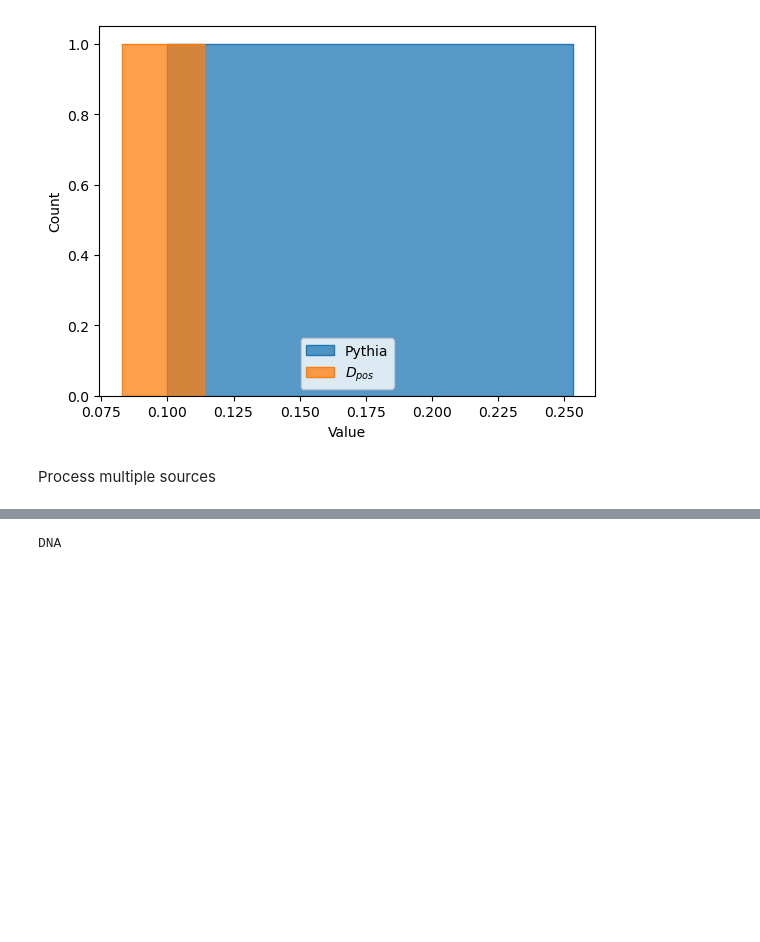
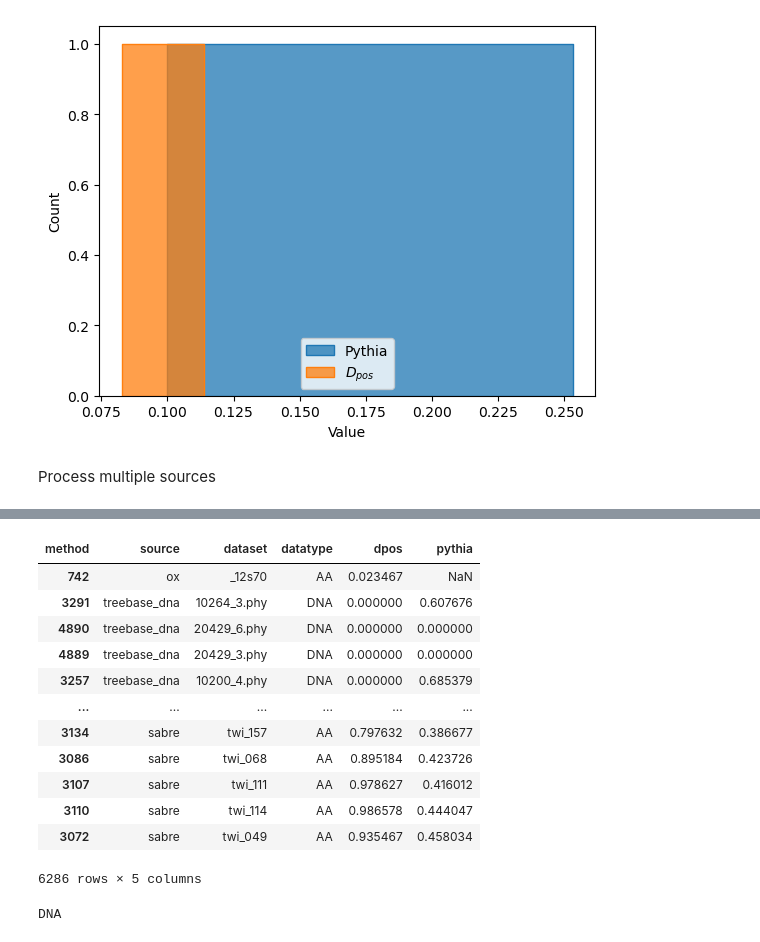
Before and after one commit to MaBody/ensemblify, a Jupyter notebook: notebooks/scoring.ipynb, the cells around one changed output, grey strips where cells are left out. Cells and saved outputs as stored; diff of their text form; code cells hidden in the pictures; blank space fills up the shorter version.

```diff
--- a/notebooks/scoring.ipynb
+++ b/notebooks/scoring.ipynb
@@ -77 +144,19 @@ plot_df
+# %%
+sort_col = 1 / (1 / plot_df["dpos"] + 1 / plot_df["pythia"].fillna(0))
+sort_idxs = sort_col.argsort()
+plot_df.iloc[sort_idxs]
+# %% [output]
+| method | source | dataset | datatype | dpos | pythia |
+| 742 | ox | _12s70 | AA | 0.023467 | NaN |
+| 3291 | treebase_dna | 10264_3.phy | DNA | 0.000000 | 0.607676 |
+| 4890 | treebase_dna | 20429_6.phy | DNA | 0.000000 | 0.000000 |
+| 4889 | treebase_dna | 20429_3.phy | DNA | 0.000000 | 0.000000 |
+| 3257 | treebase_dna | 10200_4.phy | DNA | 0.000000 | 0.685379 |
+| ... | ... | ... | ... | ... | ... |
+| 3134 | sabre | twi_157 | AA | 0.797632 | 0.386677 |
+| 3086 | sabre | twi_068 | AA | 0.895184 | 0.423726 |
+| 3107 | sabre | twi_111 | AA | 0.978627 | 0.416012 |
+| 3110 | sabre | twi_114 | AA | 0.986578 | 0.444047 |
+| 3072 | sabre | twi_049 | AA | 0.935467 | 0.458034 |
+6286 rows × 5 columns
 # %%
```
Also changed, not shown: parts of 5 cells of this notebook, 1 other file.
